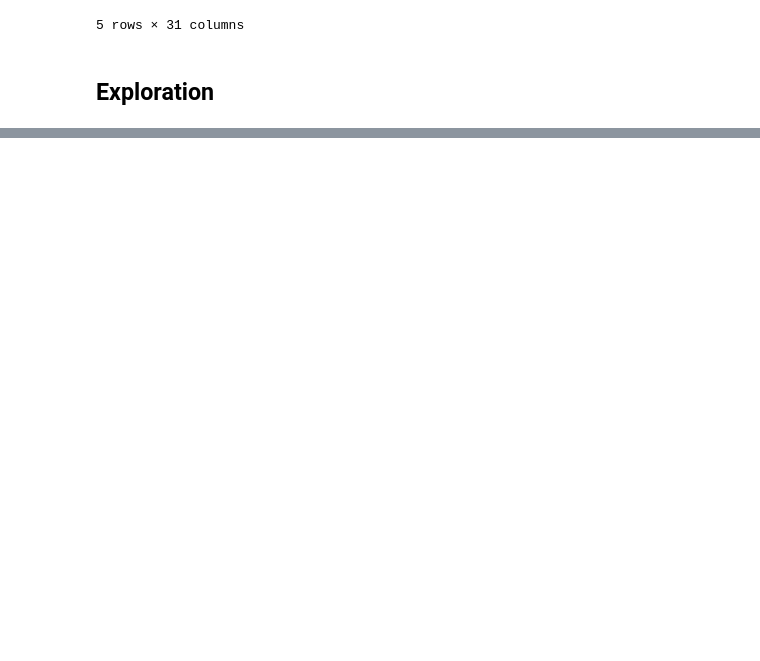
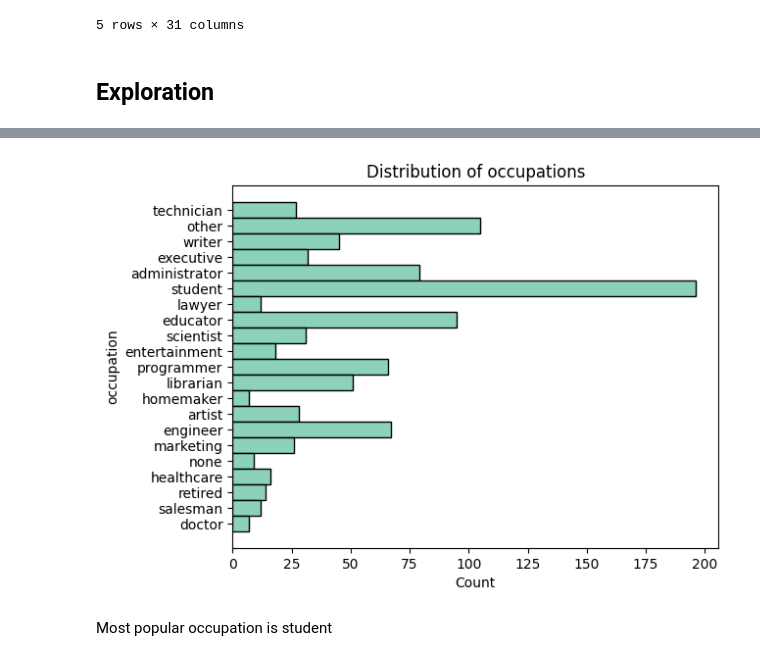
Before and after one commit to moflotas/movielens100k-recsys, a Jupyter notebook: notebooks/01-initial-data-exploration.ipynb, the cells around one changed output, grey strips where cells are left out. Saved outputs shown, nothing was run; the diff lists cells and outputs as text; code cells hidden in the pictures; blank space fills up the shorter version.

```diff
--- a/notebooks/01-initial-data-exploration.ipynb
+++ b/notebooks/01-initial-data-exploration.ipynb
@@ -168,0 +173,8 @@ users_to_items_df.groupby("user_id").filter(lambda x: (x["rating"] > 3).sum() >=
+# %%
+plt.title("Distribution of occupations")
+sns.histplot(y="occupation", data=users_df)
+plt.show()
+# %% [output]
+[figure, added]
+# %% [markdown]
+Most popular occupation is student
```
Also changed, not shown: parts of 12 cells of this notebook, 5 other files.
